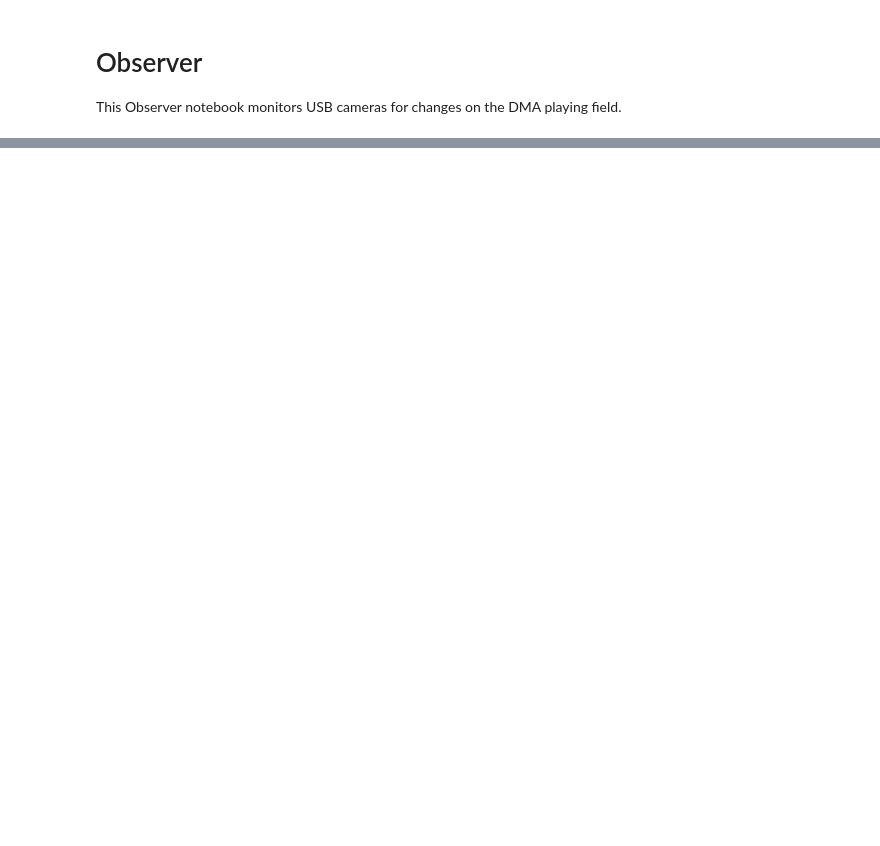
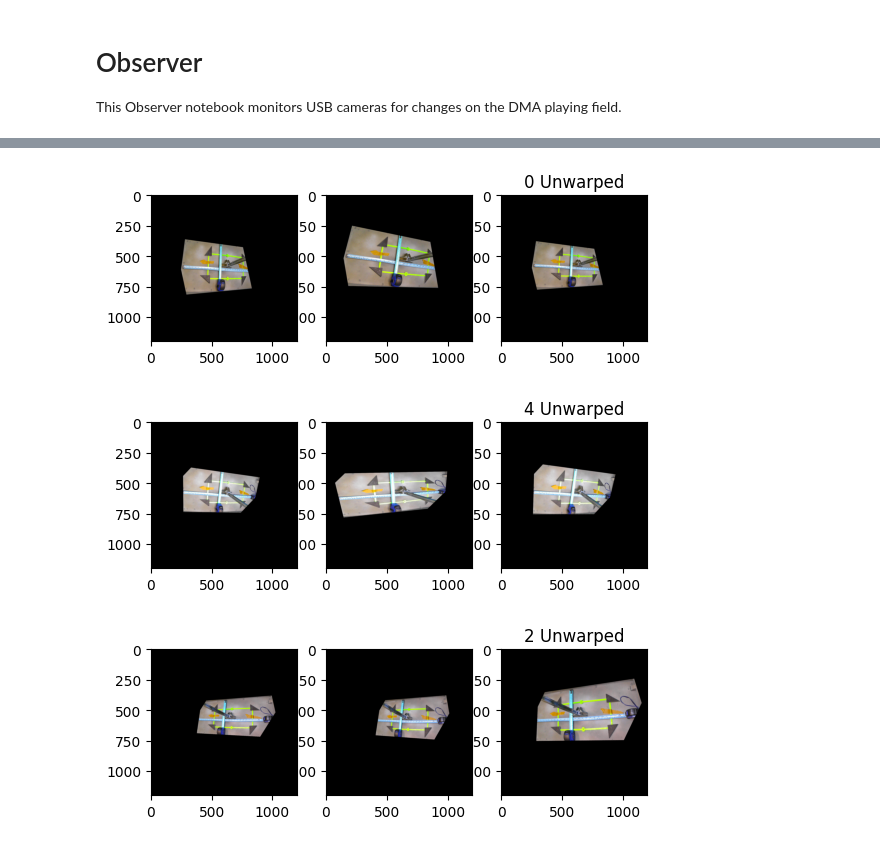
Before and after one commit to MakUrSpace/harmony, a Jupyter notebook: observer/Observer.ipynb, the cells around one changed output, grey strips where cells are left out. Drawn from its saved outputs; the diff is of its cells as text; code cells hidden in the pictures; blank space fills up the shorter version.

```diff
--- a/observer/Observer.ipynb
+++ b/observer/Observer.ipynb
@@ -129,7 +129,7 @@ class CameraChange:
             self.corner = [minX, minY]
             self.width = max(xS) - minX
             self.height = max(yS) - minY
-            self.center = [min(yS) + int(self.height / 2), min(xS) + int(self.width / 2)]
+            self.center = [min(xS) + int(self.width / 2), min(yS) + int(self.height / 2)]
             self.before = self.before[int(minY):int(minY + self.height), int(minX):int(minX + self.width)]
             self.after = self.after[int(minY):int(minY + self.height), int(minX):int(minX + self.width)]
 
@@ -619,19 +437,20 @@ class ChangeSet:
         return sum([change.changeType is None for change in self.changeSet.values()]) == len(self.changeSet)
 
     def __eq__(self, other):
+        if other is None:
+            return False
         return \
             sum([self.changeSet[camNum] == other.changeSet[camNum] for camNum in self.changeSet.keys()]) == len(self.changeSet)
 
-    @property
-    def realCenter(self):
+    def visual(self):
+        images = [change.after for change in self.changeSet.values()]
+        maxHeight =  max([im.shape[0] for im in images])
+        filler = np.zeros((maxHeight, 50, 3), np.uint8)
         if not self.empty:
-            return list(self.changeSet.values())[0].center
-        else:
-            return None
-
-    def visual(self):
-        if not self.empty:
-            afterImages = [change.after for change in self.changeSet.values()]
+            afterImages = [change.after
+                           if change.changeType != "delete"
+                           else filler
+                           for change in self.changeSet.values()]
             return hStackImages(afterImages)
         else:
             return np.zeros([10, 10], dtype="float32")
@@ -645,3 +464,10 @@ class TrackedObject(ChangeSet):
 
     def previousVersion(self):
         return type(self)({camNum: change.lastChange if change is not None else None for camNum, change in self.changeSet.items()})
+
+    @property
+    def isNewObject(self):
+        for camNum, cS in self.changeSet.items():
+            if cS is not None and cS.changeType != 'add':
+                return False
+        return True
@@ -775,0 +857,15 @@ KeyboardInterrupt:
+# %%
+if __name__ == "__main__":
+    for camNum, cons in cc.rsc.converters.items():
+        if len(cons) == 1:
+            plt.imshow(cons[0].showUnwarpedImage())
+        else:
+            fig, axes = plt.subplots(1, len(cons))
+            for ax, c in zip(axes, cons):
+                ax.imshow(c.showUnwarpedImage())
+        plt.title(f"{camNum} Unwarped")
+        plt.show()
+# %% [output]
+[figure, added]
+[figure, added]
+[figure, added]
```
Also changed, not shown: parts of 11 cells of this notebook, 3 other files.
